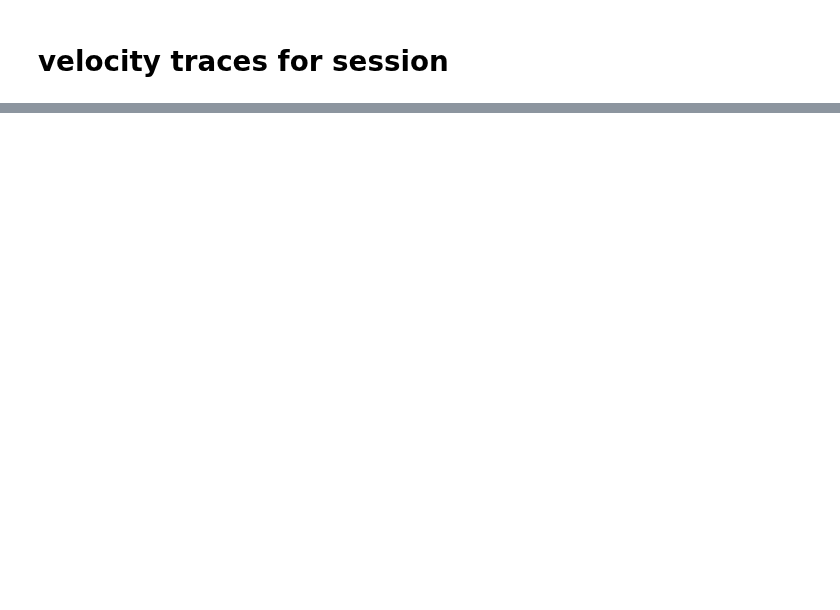
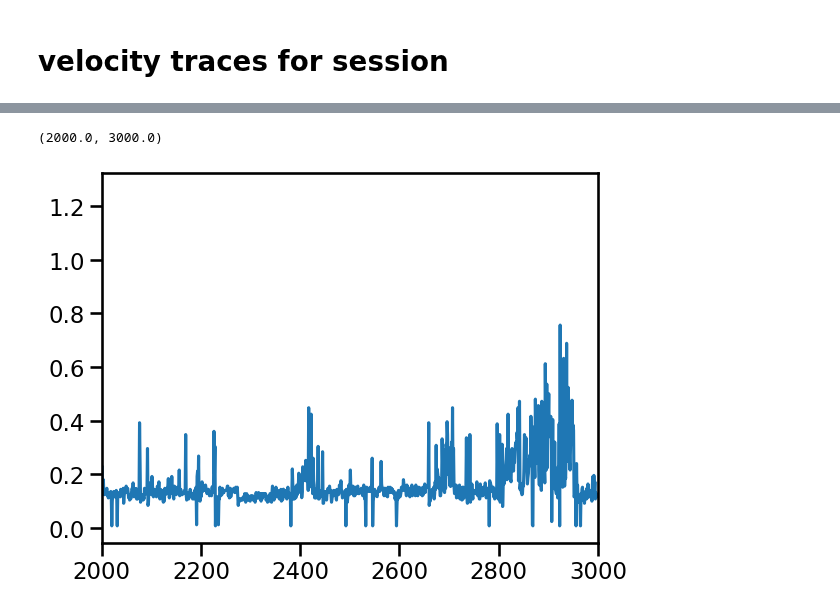
Before and after one commit to AllenNeuralDynamics/Aind.Behavior.VrForaging.Analysis, a Jupyter notebook: notebooks/BehaviorAnalysis/batch 4- novelty/streamlined.ipynb, the cells around one changed output, grey strips where cells are left out. Saved outputs shown, nothing was run; the diff lists cells and outputs as text; code cells hidden in the pictures; blank space fills up the shorter version.

```diff
--- a/notebooks/BehaviorAnalysis/batch 4- novelty/streamlined.ipynb
+++ b/notebooks/BehaviorAnalysis/batch 4- novelty/streamlined.ipynb
@@ -818,0 +905,3 @@ plotting.velocity_traces_odor_entry(trial_summary, max_range=max(trial_summary.s
+# %%
+peaks_df = pd.DataFrame(index=stream_data.breathing.index, data=peaks_timeseries, columns=['peaks'])
+peaks_df.head()
@@ -818,0 +938,5 @@ plotting.velocity_traces_odor_entry(trial_summary, max_range=max(trial_summary.s
+# %%
+isi_df = peaks_df[peaks_df['peaks']==1]
+isi_df = isi_df.reset_index()
+isi_df['isi'] = isi_df['Time'].rolling(window=2).apply(np.diff)
+isi_df.head()
@@ -818,0 +950,6 @@ plotting.velocity_traces_odor_entry(trial_summary, max_range=max(trial_summary.s
+# %%
+plt.plot(isi_df['isi'])
+plt.xlim(2000, 3000)
+# %% [output]
+(2000.0, 3000.0)
+[figure, added]
```
Also changed, not shown: parts of 28 cells of this notebook.
